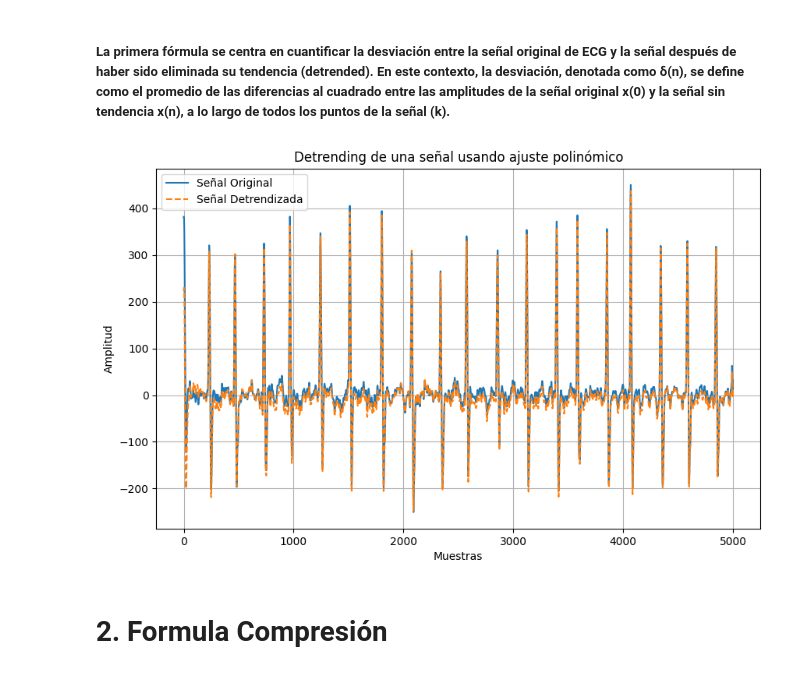
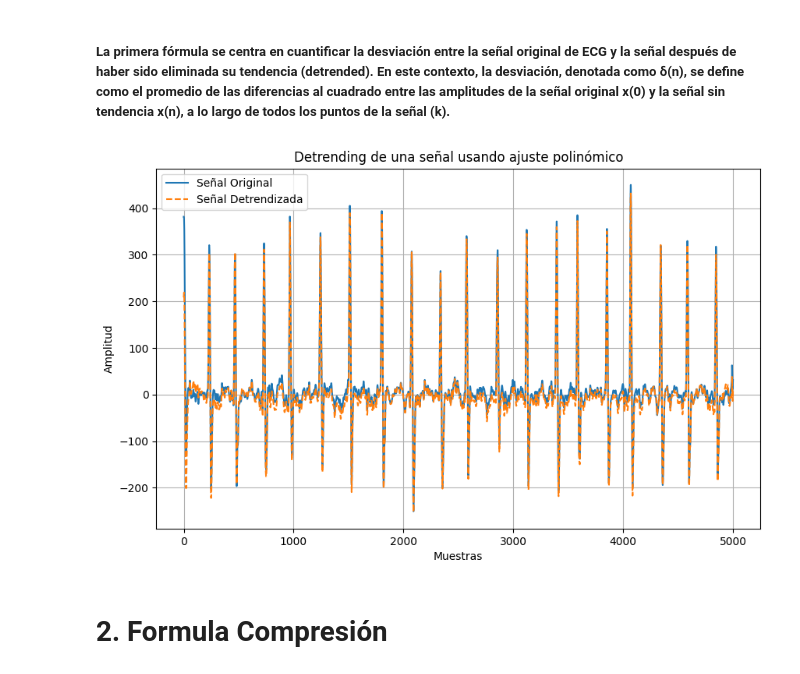
Before and after one commit to juandayo001/Biose-ales_20242, a Jupyter notebook: proyecto2biosenales.ipynb, the cells around one changed output. Drawn from its saved outputs; the diff is of its cells as text; code cells hidden in the pictures.

```diff
--- a/proyecto2biosenales.ipynb
+++ b/proyecto2biosenales.ipynb
@@ -119,24 +119,24 @@ def detrend(x, n):
     return xn
 # %%
 x = ecg_dict['MUSE_20180113_171327_27000']
-n = 20# Elegir un grado para el polinomio
+n = 40# Elegir un grado para el polinomio
 
 # Aplicar el detrend
 xn = detrend(x, n)
 
 # Visualizar los resultados
 plt.figure(figsize=(10, 6))
 plt.plot(x, label='Señal Original')
 #plt.plot(trend, label=f'Tendencia (grado {n})', linestyle='--')
 plt.plot(xn, label='Señal Detrendizada', linestyle='--')
 plt.legend()
 plt.title('Detrending de una señal usando ajuste polinómico')
 plt.xlabel('Muestras')
 plt.ylabel('Amplitud')
 plt.grid(True)
 plt.show()
 # %% [output]
-[figure, old version]
+[figure, new version]
 # %% [markdown]
 # 2. Formula Compresión
 # %% [markdown]
```
Also changed, not shown: parts of 6 cells of this notebook.
